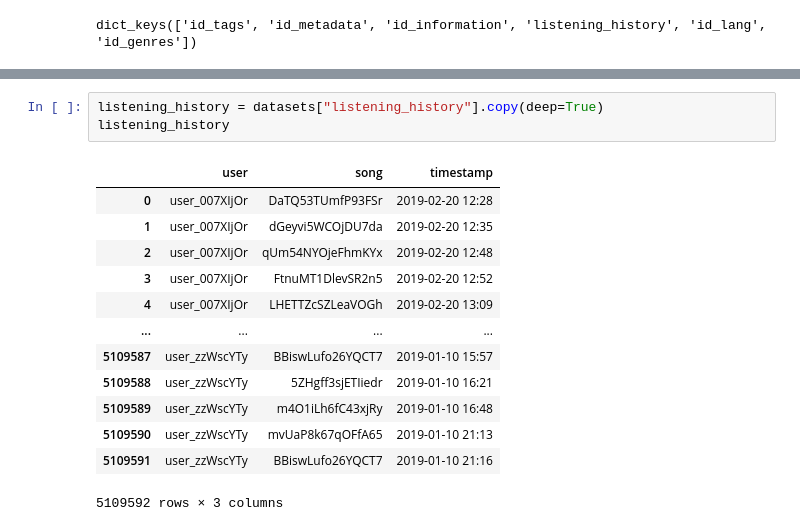
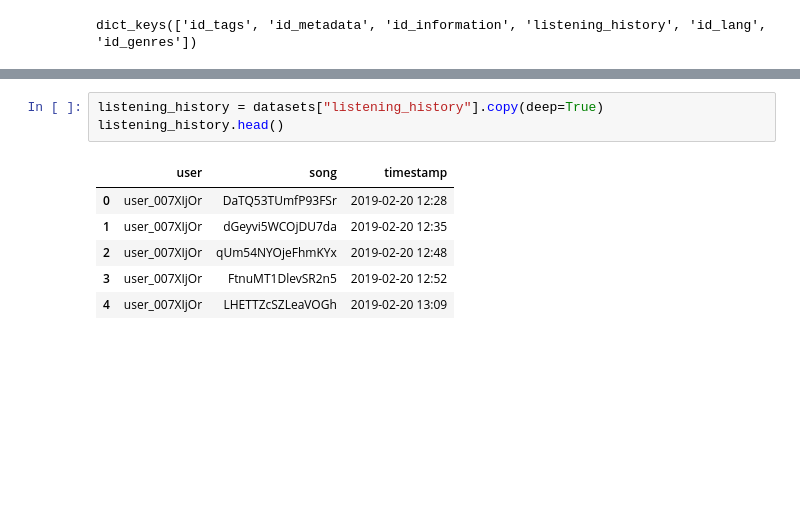
Before and after one commit to GiowGiow/Quantificando-a-Disrupcao-em-Redes-de-Similaridade-Musicais, a Jupyter notebook: code/3. analyzing_users_history.ipynb, the cells around one changed output, grey strips where cells are left out. Saved outputs shown, nothing was run; the diff lists cells and outputs as text; blank space fills up the shorter version.

```diff
--- a/code/3. analyzing_users_history.ipynb
+++ b/code/3. analyzing_users_history.ipynb
@@ -26,17 +36,10 @@ dict_keys(['id_tags', 'id_metadata', 'id_information', 'listening_history', 'id_
 # %%
 listening_history = datasets["listening_history"].copy(deep=True)
-listening_history
+listening_history.head()
 # %% [output]
 |  | user | song | timestamp |
 | 0 | user_007XIjOr | DaTQ53TUmfP93FSr | 2019-02-20 12:28 |
 | 1 | user_007XIjOr | dGeyvi5WCOjDU7da | 2019-02-20 12:35 |
 | 2 | user_007XIjOr | qUm54NYOjeFhmKYx | 2019-02-20 12:48 |
 | 3 | user_007XIjOr | FtnuMT1DlevSR2n5 | 2019-02-20 12:52 |
 | 4 | user_007XIjOr | LHETTZcSZLeaVOGh | 2019-02-20 13:09 |
-| ... | ... | ... | ... |
-| 5109587 | user_zzWscYTy | BBiswLufo26YQCT7 | 2019-01-10 15:57 |
-| 5109588 | user_zzWscYTy | 5ZHgff3sjETIiedr | 2019-01-10 16:21 |
-| 5109589 | user_zzWscYTy | m4O1iLh6fC43xjRy | 2019-01-10 16:48 |
-| 5109590 | user_zzWscYTy | mvUaP8k67qOFfA65 | 2019-01-10 21:13 |
-| 5109591 | user_zzWscYTy | BBiswLufo26YQCT7 | 2019-01-10 21:16 |
-5109592 rows × 3 columns
```
Also changed, not shown: parts of 26 cells of this notebook, 14 other files.
